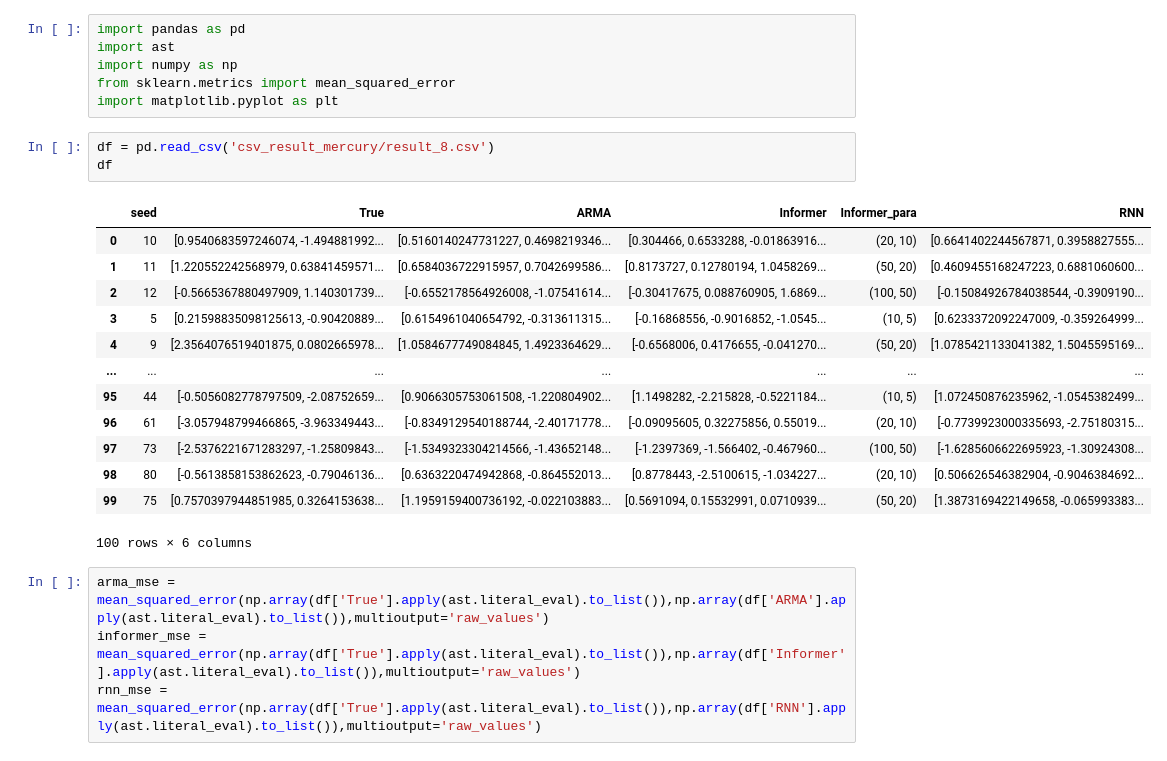
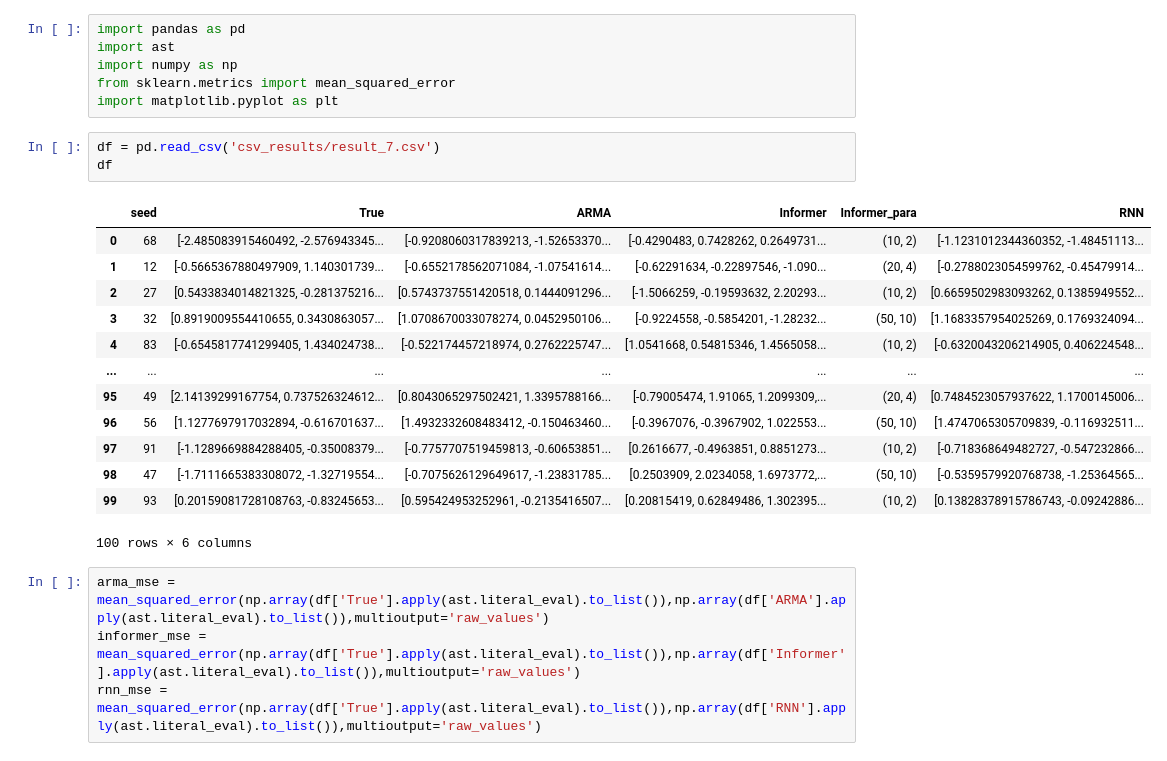
Before and after one commit to jasongangquanzhang/Informer_Time_Series, a Jupyter notebook: visiualization.ipynb, the cells around one changed output. Saved outputs shown, nothing was run; the diff lists cells and outputs as text.

```diff
--- a/visiualization.ipynb
+++ b/visiualization.ipynb
@@ -5,21 +5,21 @@ import numpy as np
 from sklearn.metrics import mean_squared_error
 import matplotlib.pyplot as plt
 # %%
-df = pd.read_csv('csv_result_mercury/result_8.csv')
+df = pd.read_csv('csv_results/result_7.csv')
 df
 # %% [output]
 |  | seed | True | ARMA | Informer | Informer_para | RNN |
-| 0 | 10 | [0.9540683597246074, -1.494881992... | [0.5160140247731227, 0.4698219346... | [0.304466, 0.6533288, -0.01863916... | (20, 10) | [0.6641402244567871, 0.3958827555... |
-| 1 | 11 | [1.220552242568979, 0.63841459571... | [0.6584036722915957, 0.7042699586... | [0.8173727, 0.12780194, 1.0458269... | (50, 20) | [0.4609455168247223, 0.6881060600... |
-| 2 | 12 | [-0.5665367880497909, 1.140301739... | [-0.6552178564926008, -1.07541614... | [-0.30417675, 0.088760905, 1.6869... | (100, 50) | [-0.15084926784038544, -0.3909190... |
-| 3 | 5 | [0.21598835098125613, -0.90420889... | [0.6154961040654792, -0.313611315... | [-0.16868556, -0.9016852, -1.0545... | (10, 5) | [0.6233372092247009, -0.359264999... |
-| 4 | 9 | [2.3564076519401875, 0.0802665978... | [1.0584677749084845, 1.4923364629... | [-0.6568006, 0.4176655, -0.041270... | (50, 20) | [1.0785421133041382, 1.5045595169... |
+| 0 | 68 | [-2.485083915460492, -2.576943345... | [-0.9208060317839213, -1.52653370... | [-0.4290483, 0.7428262, 0.2649731... | (10, 2) | [-1.1231012344360352, -1.48451113... |
+| 1 | 12 | [-0.5665367880497909, 1.140301739... | [-0.6552178562071084, -1.07541614... | [-0.62291634, -0.22897546, -1.090... | (20, 4) | [-0.2788023054599762, -0.45479914... |
+| 2 | 27 | [0.5433834014821325, -0.281375216... | [0.5743737551420518, 0.1444091296... | [-1.5066259, -0.19593632, 2.20293... | (10, 2) | [0.6659502983093262, 0.1385949552... |
+| 3 | 32 | [0.8919009554410655, 0.3430863057... | [1.0708670033078274, 0.0452950106... | [-0.9224558, -0.5854201, -1.28232... | (50, 10) | [1.1683357954025269, 0.1769324094... |
+| 4 | 83 | [-0.6545817741299405, 1.434024738... | [-0.522174457218974, 0.2762225747... | [1.0541668, 0.54815346, 1.4565058... | (10, 2) | [-0.6320043206214905, 0.406224548... |
 | ... | ... | ... | ... | ... | ... | ... |
-| 95 | 44 | [-0.5056082778797509, -2.08752659... | [0.9066305753061508, -1.220804902... | [1.1498282, -2.215828, -0.5221184... | (10, 5) | [1.072450876235962, -1.0545382499... |
-| 96 | 61 | [-3.057948799466865, -3.963349443... | [-0.8349129540188744, -2.40171778... | [-0.09095605, 0.32275856, 0.55019... | (20, 10) | [-0.7739923000335693, -2.75180315... |
-| 97 | 73 | [-2.5376221671283297, -1.25809843... | [-1.5349323304214566, -1.43652148... | [-1.2397369, -1.566402, -0.467960... | (100, 50) | [-1.6285606622695923, -1.30924308... |
-| 98 | 80 | [-0.5613858153862623, -0.79046136... | [0.6363220474942868, -0.864552013... | [0.8778443, -2.5100615, -1.034227... | (20, 10) | [0.506626546382904, -0.9046384692... |
-| 99 | 75 | [0.7570397944851985, 0.3264153638... | [1.1959159400736192, -0.022103883... | [0.5691094, 0.15532991, 0.0710939... | (50, 20) | [1.3873169422149658, -0.065993383... |
+| 95 | 49 | [2.14139299167754, 0.737526324612... | [0.8043065297502421, 1.3395788166... | [-0.79005474, 1.91065, 1.2099309,... | (20, 4) | [0.7484523057937622, 1.1700145006... |
+| 96 | 56 | [1.1277697917032894, -0.616701637... | [1.4932332608483412, -0.150463460... | [-0.3967076, -0.3967902, 1.022553... | (50, 10) | [1.4747065305709839, -0.116932511... |
+| 97 | 91 | [-1.1289669884288405, -0.35008379... | [-0.7757707519459813, -0.60653851... | [0.2616677, -0.4963851, 0.8851273... | (10, 2) | [-0.718368649482727, -0.547232866... |
+| 98 | 47 | [-1.7111665383308072, -1.32719554... | [-0.7075626129649617, -1.23831785... | [0.2503909, 2.0234058, 1.6973772,... | (50, 10) | [-0.5359579920768738, -1.25364565... |
+| 99 | 93 | [0.20159081728108763, -0.83245653... | [0.595424953252961, -0.2135416507... | [0.20815419, 0.62849486, 1.302395... | (10, 2) | [0.13828378915786743, -0.09242886... |
 100 rows × 6 columns
 # %%
 arma_mse = mean_squared_error(np.array(df['True'].apply(ast.literal_eval).to_list()),np.array(df['ARMA'].apply(ast.literal_eval).to_list()),multioutput='raw_values')
```
Also changed, not shown: parts of 5 cells of this notebook, 4 other files.
